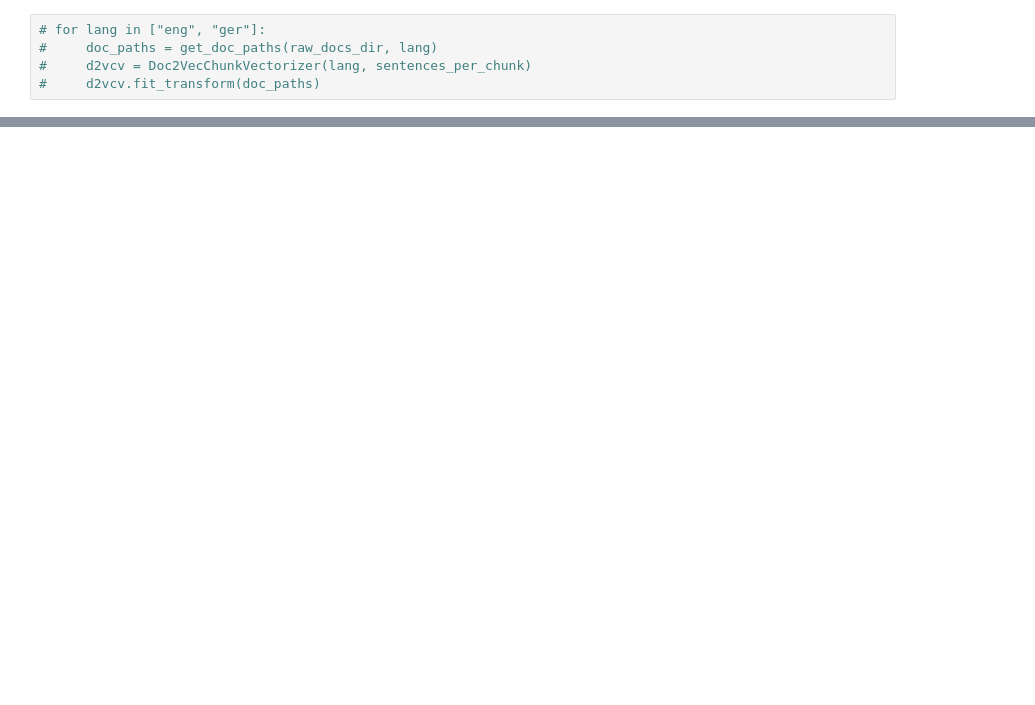
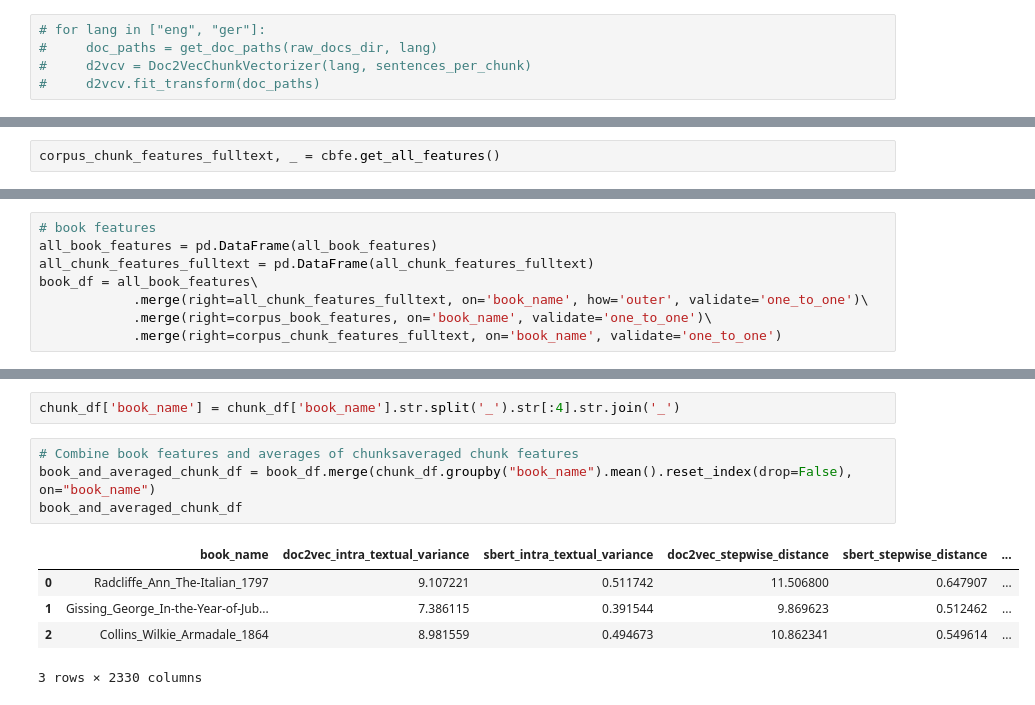
Before and after one commit to sta-a/great-unread, a Jupyter notebook: nbs/extract_features.ipynb, the cells around one changed output, grey strips where cells are left out. Drawn from its saved outputs; the diff is of its cells as text; blank space fills up the shorter version.

```diff
--- a/nbs/extract_features.ipynb
+++ b/nbs/extract_features.ipynb
@@ -147,0 +136,2 @@ entry is doubled in total_trigram_counts and book_trigram_mapping_abs and book_t
+# %%
+corpus_chunk_features_fulltext, _ = cbfe.get_all_features()
@@ -147,0 +164,8 @@ entry is doubled in total_trigram_counts and book_trigram_mapping_abs and book_t
+# %%
+# book features
+all_book_features = pd.DataFrame(all_book_features)
+all_chunk_features_fulltext = pd.DataFrame(all_chunk_features_fulltext)
+book_df = all_book_features\
+            .merge(right=all_chunk_features_fulltext, on='book_name', how='outer', validate='one_to_one')\
+            .merge(right=corpus_book_features, on='book_name', validate='one_to_one')\
+            .merge(right=corpus_chunk_features_fulltext, on='book_name', validate='one_to_one')
@@ -147,0 +191,12 @@ entry is doubled in total_trigram_counts and book_trigram_mapping_abs and book_t
+# %%
+chunk_df['book_name'] = chunk_df['book_name'].str.split('_').str[:4].str.join('_')
+# %%
+# Combine book features and averages of chunksaveraged chunk features
+book_and_averaged_chunk_df = book_df.merge(chunk_df.groupby("book_name").mean().reset_index(drop=False), on="book_name")
+book_and_averaged_chunk_df
+# %% [output]
+|  | book_name | doc2vec_intra_textual_variance | sbert_intra_textual_variance | doc2vec_stepwise_distance | sbert_stepwise_distance | ... |
+| 0 | Radcliffe_Ann_The-Italian_1797 | 9.107221 | 0.511742 | 11.506800 | 0.647907 | ... |
+| 1 | Gissing_George_In-the-Year-of-Jub... | 7.386115 | 0.391544 | 9.869623 | 0.512462 | ... |
+| 2 | Collins_Wilkie_Armadale_1864 | 8.981559 | 0.494673 | 10.862341 | 0.549614 | ... |
+3 rows × 2330 columns
```
Also changed, not shown: parts of 19 cells of this notebook, 5 other files.
